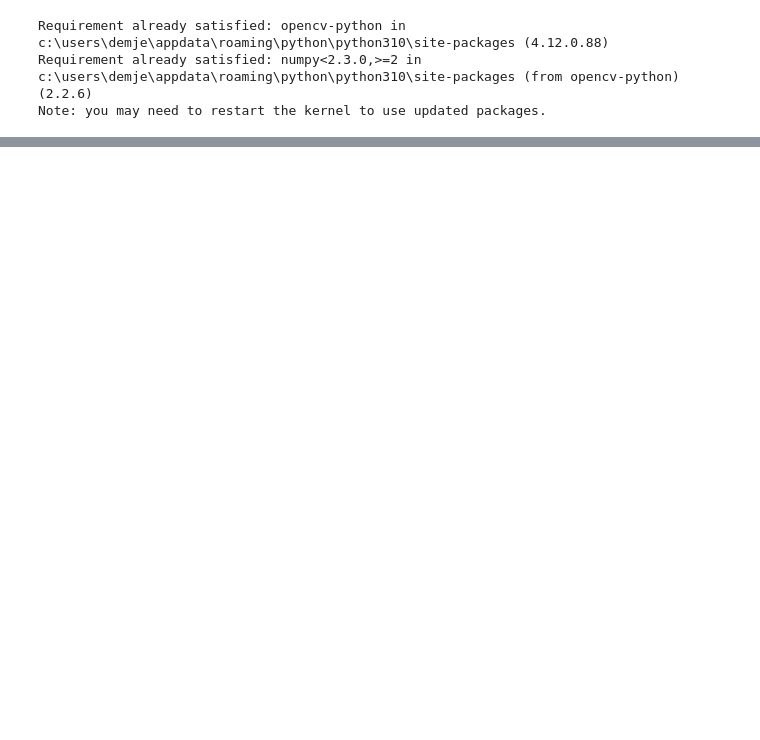
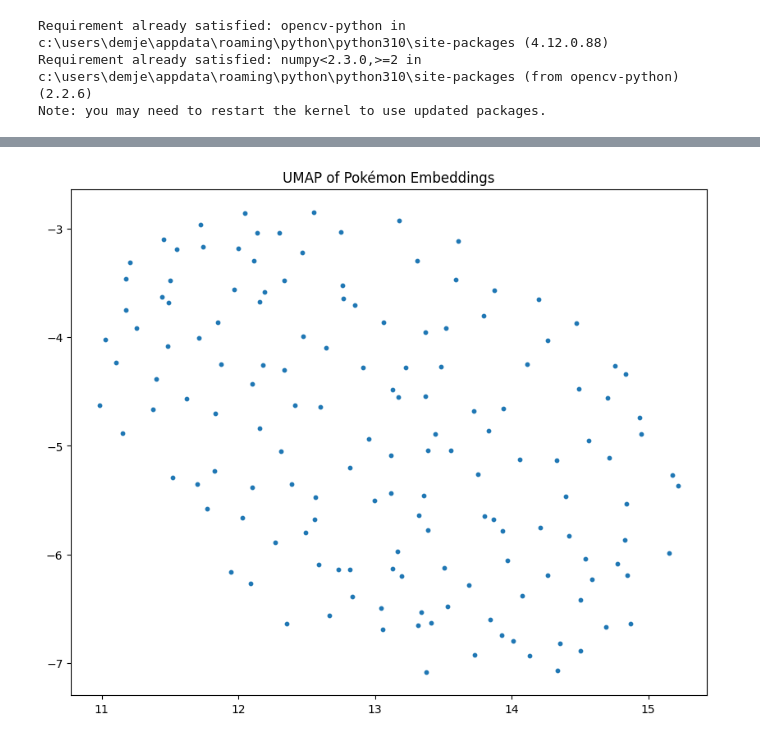
Before and after one commit to DemjenDavid/MLwithPokemon, a Jupyter notebook: mine/clustering1.ipynb, the cells around one changed output, grey strips where cells are left out. Cells and saved outputs as stored; diff of their text form; code cells hidden in the pictures; blank space fills up the shorter version.

Commit message:
Fixed umap, experimenting with resnet101

```diff
--- a/mine/clustering1.ipynb
+++ b/mine/clustering1.ipynb
@@ -10,9 +15,9 @@ import requests as rq
 
 for i in range (1, 152):
     data = rq.get(f"https://pokeapi.co/api/v2/pokemon/{i}/").json()
-    img = rq.get(data['sprites']['front_default']).content
+    img = rq.get(data['sprites']['other']['home']['front_default']).content
 
-    with open(f"./pokemon_imgs/{i}.png", "wb") as f:
+    with open(f"./pokemon_imgs_home/{i}.png", "wb") as f:
         f.write(img)
 # %%
 # Process images
@@ -23,7 +28,7 @@ import glob # regex
 imgs = []
 names = []
 
-for path in sorted(glob.glob("./pokemon_imgs/*.png")):
+for path in sorted(glob.glob("./pokemon_imgs_home/*.png")):
     img = cv2.imread(path)
     img = cv2.cvtColor(img, cv2.COLOR_BGR2RGB)
     img = cv2.resize(img, (224,224))
@@ -37,8 +40,9 @@ Error:
 
 import tensorflow as tf
 
-model = tf.keras.applications.ResNet50(
+model = tf.keras.applications.ResNet101(
     pooling = 'avg',
-    include_top = False
+    include_top = False,
+
 )
 # %% [output]
@@ -306,0 +131,10 @@ umap installed?: True
+# %%
+import matplotlib.pyplot as plt
+
+embedding_2d = umap.UMAP(n_components=2).fit_transform(embeddings)
+plt.figure(figsize=(10, 8))
+plt.scatter(embedding_2d[:, 0], embedding_2d[:, 1], s=10)
+plt.title("UMAP of Pokémon Embeddings")
+plt.show()
+# %% [output]
+[figure, added]
```
Also changed, not shown: parts of 14 cells of this notebook.
